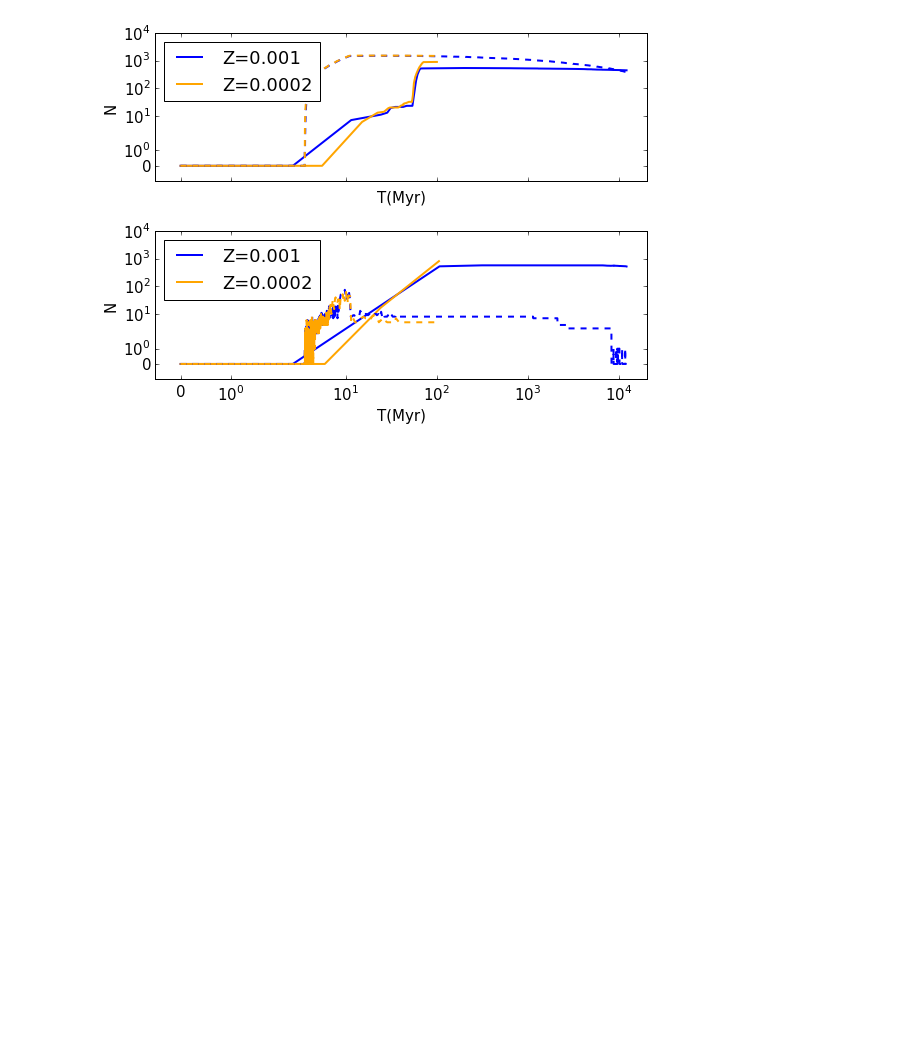
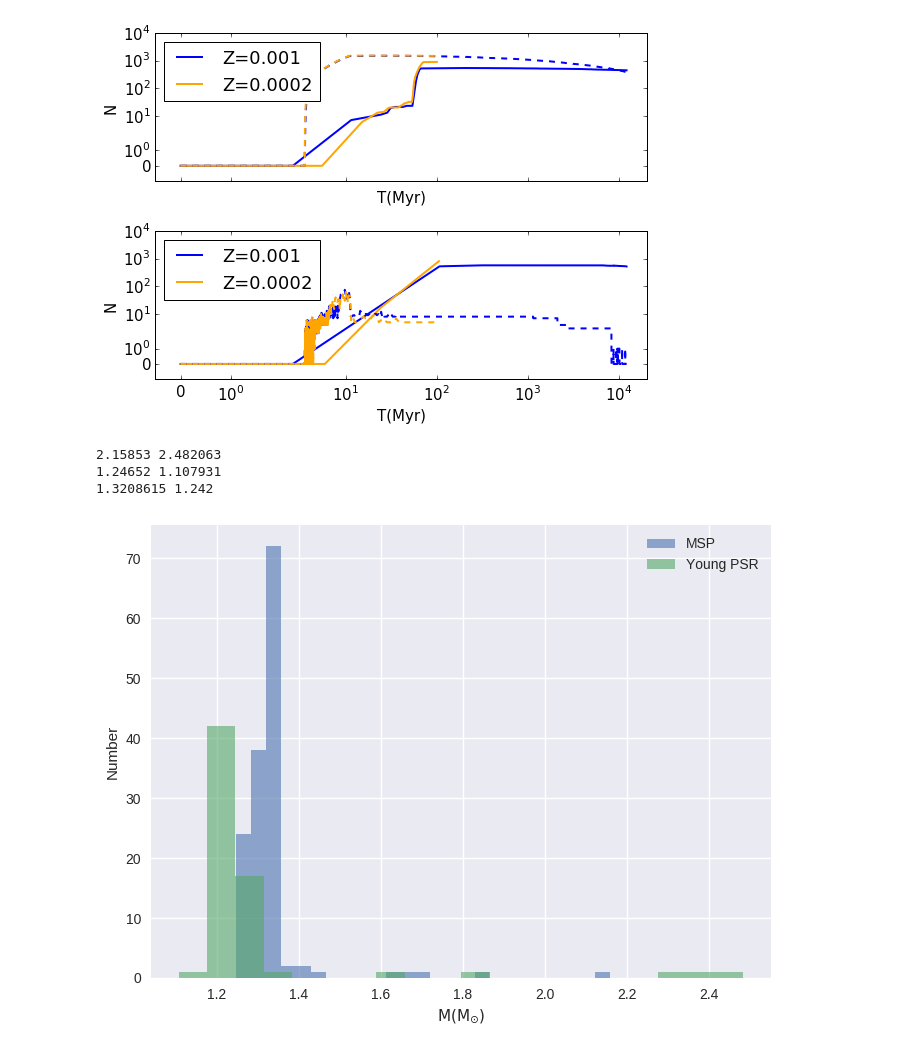
Before and after one commit to claireshiye/MyPythonCode, a Jupyter notebook: ns_plot.ipynb, the cells around one changed output. Saved outputs shown, nothing was run; the diff lists cells and outputs as text; code cells hidden in the pictures; blank space fills up the shorter version.

```diff
--- a/ns_plot.ipynb
+++ b/ns_plot.ipynb
@@ -1602,3 +1602,26 @@ for i in range(2):
 plt.tight_layout()
 # %% [output]
 [figure]
+# %%
+##Plot the mass distribution of all pulsars at the last timestep
+datamsp=np.genfromtxt('/projects/b1095/syr904/projects/PULSAR/kickgrid_runs/MSPBHinGC/data/kickgrid_msp_newmodel.dat')
+datapsr=np.genfromtxt('/projects/b1095/syr904/projects/PULSAR/kickgrid_runs/MSPBHinGC/data/kickgrid_normalpsr_newmodel.dat')
+
+matplotlib.rcParams['figure.dpi'] = 100
+plt.rcParams['figure.figsize'] = [8, 6]
+
+plt.figure()
+plt.hist(datamsp[:,13], bins=25, alpha=0.6, label='MSP')
+plt.hist(datapsr[:,13], bins=20, alpha=0.6, label='Young PSR')
+plt.xlabel(r'$\rm{M (M_{\odot})}$')
+plt.ylabel('Number')
+plt.legend(loc='best')
+
+print(max(datamsp[:,13]), max(datapsr[:,13]))
+print(min(datamsp[:,13]), min(datapsr[:,13]))
+print(np.median(datamsp[:,13]), np.median(datapsr[:,13]))
+# %% [output]
+2.15853 2.482063
+1.24652 1.107931
+1.3208615 1.242
+[figure, added]
```
Also changed, not shown: 25 other files.
